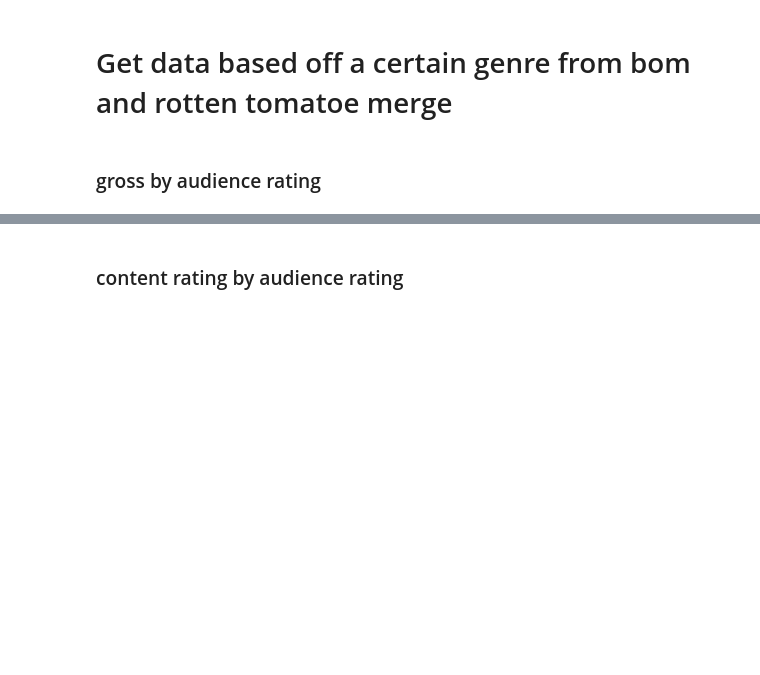
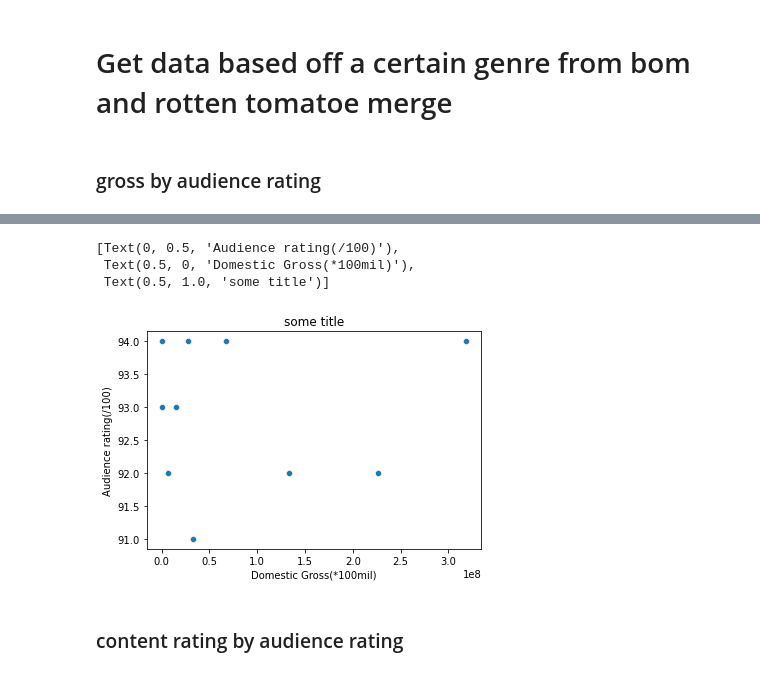
Before and after one commit to kjkahalley/optimal-film-analysis, a Jupyter notebook: bom_and_rt_genres.ipynb, the cells around one changed output, grey strips where cells are left out. Drawn from its saved outputs; the diff is of its cells as text; code cells hidden in the pictures; blank space fills up the shorter version.

```diff
--- a/bom_and_rt_genres.ipynb
+++ b/bom_and_rt_genres.ipynb
@@ -153,3 +129,11 @@ gross_rating.set(ylabel ="Audience rating(/100)", xlabel = "Domestic Gross(*100m
+# %%
+top_gross_rating = sb.scatterplot(action["domestic_gross"][0:10], action["audience_rating"][0:10])
+top_gross_rating.set(ylabel ="Audience rating(/100)", xlabel = "Domestic Gross(*100mil)", title ='some title')
+# %% [output]
+[Text(0, 0.5, 'Audience rating(/100)'),
+ Text(0.5, 0, 'Domestic Gross(*100mil)'),
+ Text(0.5, 1.0, 'some title')]
+[figure, added]
 # %% [markdown]
 ### content rating by audience rating
 # %%
```
Also changed, not shown: parts of 52 cells of this notebook, 1 other file.
